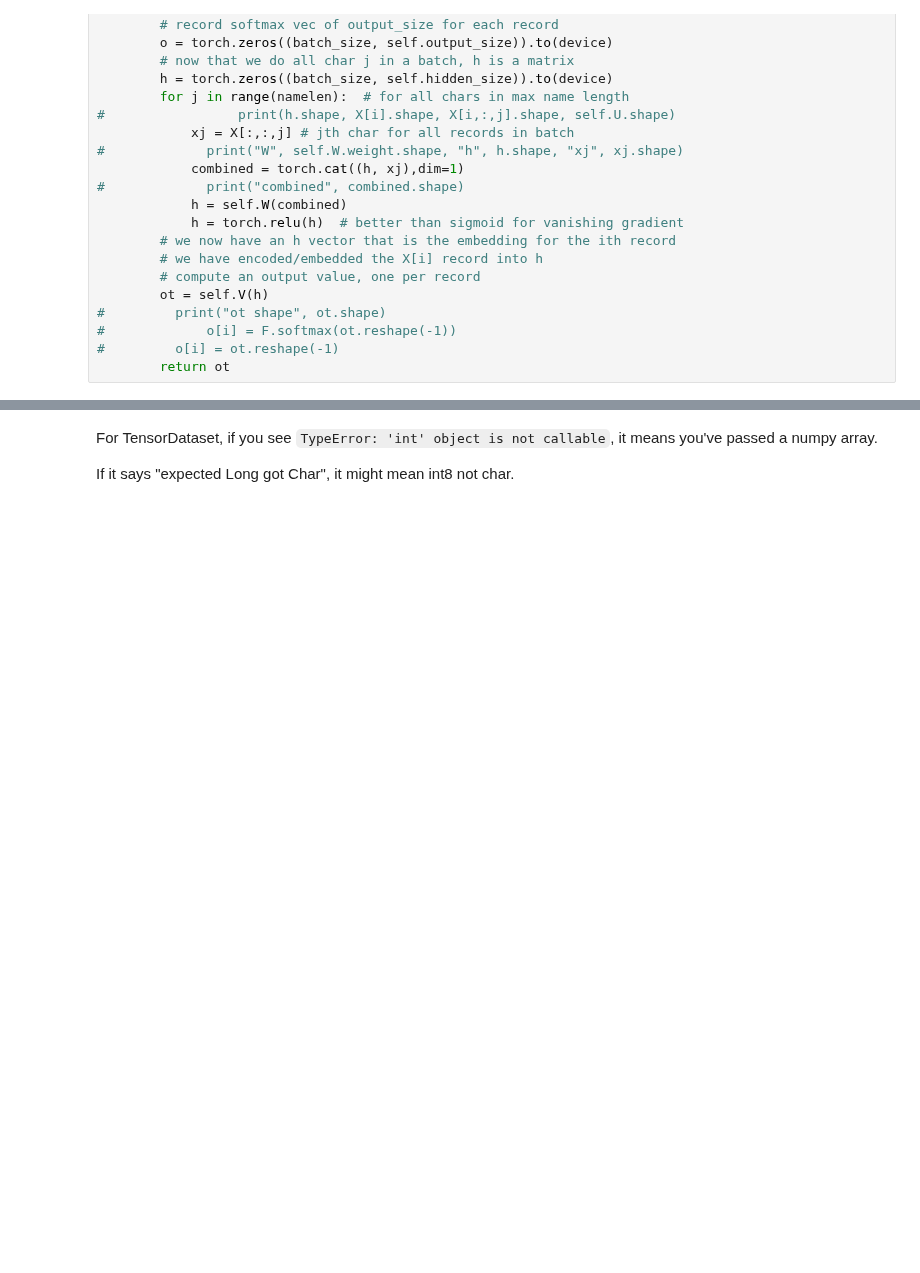
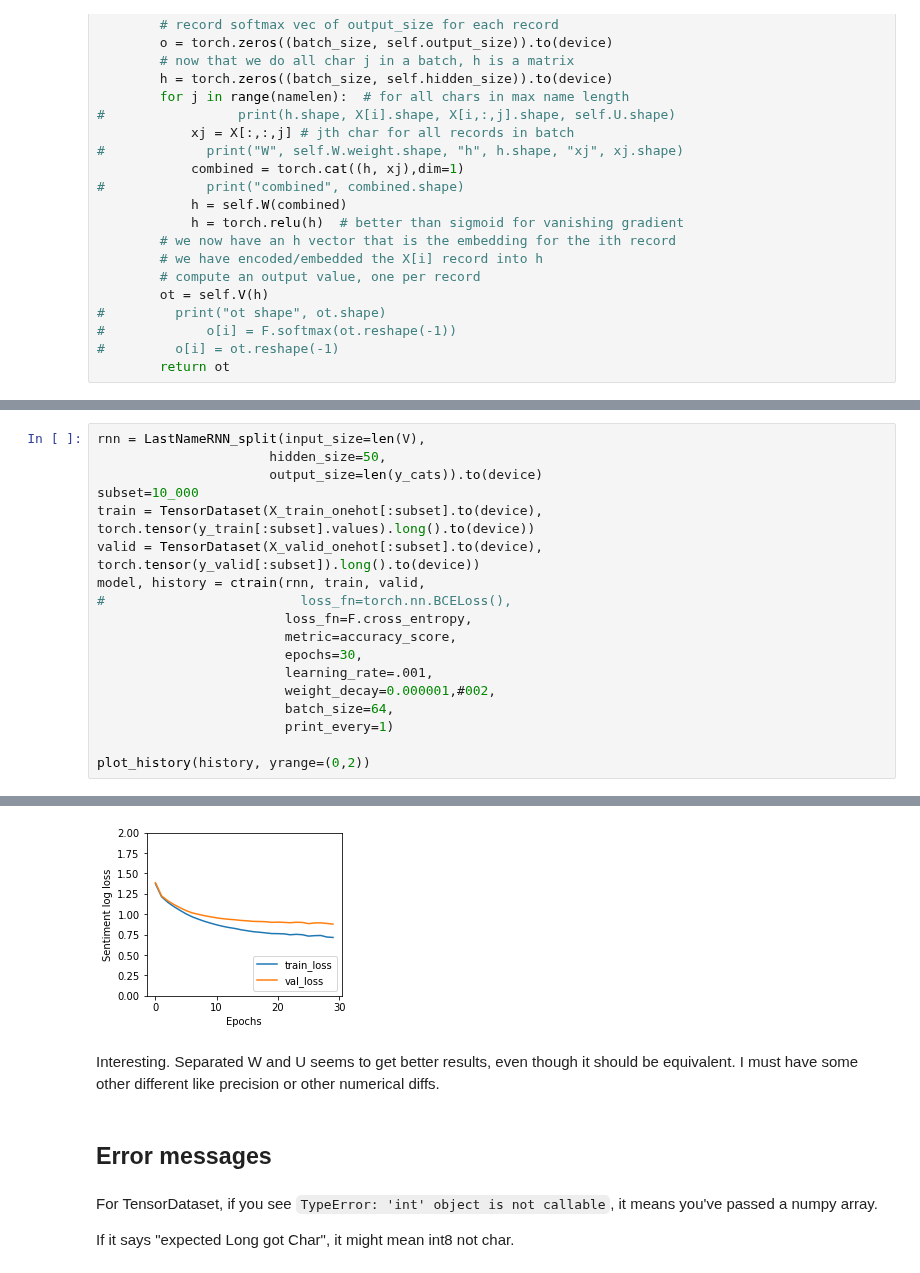
Before and after one commit to parrt/playdl, a Jupyter notebook: notebooks/RNN-lastname.ipynb, the cells around one changed output, grey strips where cells are left out. Saved outputs shown, nothing was run; the diff lists cells and outputs as text; blank space fills up the shorter version.

```diff
--- a/notebooks/RNN-lastname.ipynb
+++ b/notebooks/RNN-lastname.ipynb
@@ -472,0 +510,19 @@ Epoch  29 loss  0.8747,  1.0488   function 0.754, 0.713
+# %%
+rnn = LastNameRNN_split(input_size=len(V),
+                      hidden_size=50,
+                      output_size=len(y_cats)).to(device)
+subset=10_000
+train = TensorDataset(X_train_onehot[:subset].to(device), torch.tensor(y_train[:subset].values).long().to(device))
+valid = TensorDataset(X_valid_onehot[:subset].to(device), torch.tensor(y_valid[:subset]).long().to(device))
+model, history = ctrain(rnn, train, valid,
+#                         loss_fn=torch.nn.BCELoss(),
+                        loss_fn=F.cross_entropy,
+                        metric=accuracy_score,
+                        epochs=30,
+                        learning_rate=.001,
+                        weight_decay=0.000001,#002,
+                        batch_size=64,
+                        print_every=1)
+
+plot_history(history, yrange=(0,2))
+# %% [output]
@@ -473,3 +546,8 @@ Epoch  29 loss  0.8747,  1.0488   function 0.754, 0.713
+[figure, added]
+# %% [markdown]
+Interesting.  Separated W and U seems to get better results, even though it should be equivalent. I must have some other different like precision or other numerical diffs.
+# %% [markdown]
+## Error messages
 # %% [markdown]
 For TensorDataset, if you see `TypeError: 'int' object is not callable`, it means you've passed a numpy array.
 
```
Also changed, not shown: parts of 10 cells of this notebook, 1 other file.
